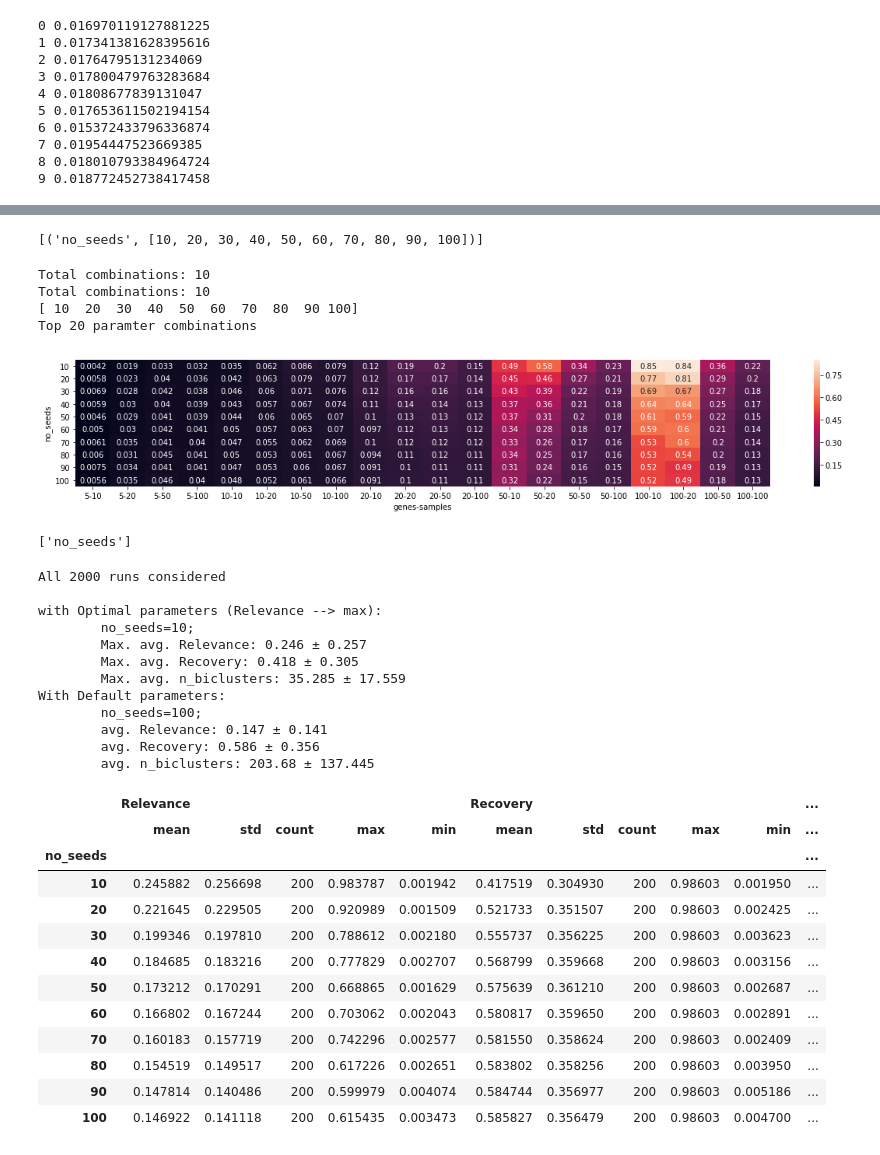
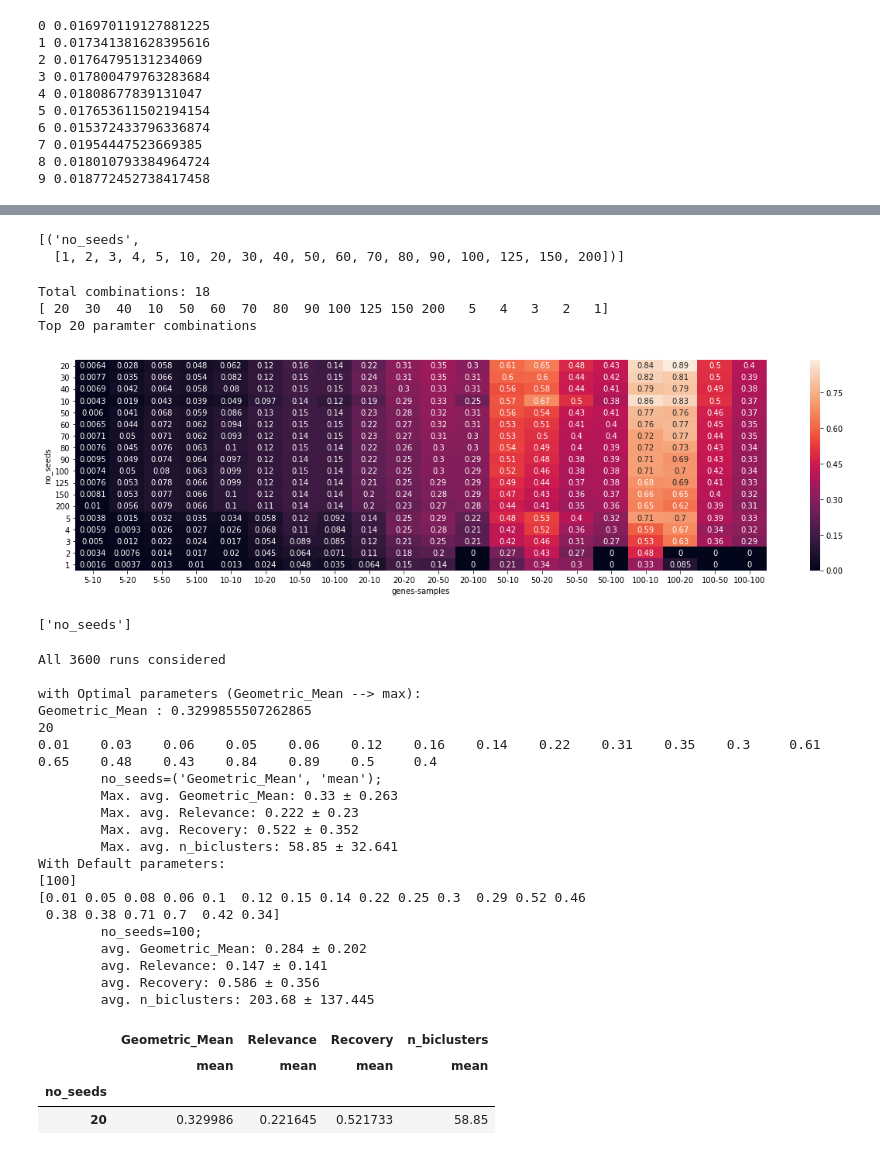
Before and after one commit to ozolotareva/DESMOND, a Jupyter notebook: hyperparameter_tuning/ISA_params.ipynb, the cells around one changed output, grey strips where cells are left out. Cells and saved outputs as stored; diff of their text form; code cells hidden in the pictures.

Commit message:
the results of benchmark on synthetic data

```diff
--- a/hyperparameter_tuning/ISA_params.ipynb
+++ b/hyperparameter_tuning/ISA_params.ipynb
@@ -37,7 +37,7 @@ tool_suffix = "ISA"
 n_runs = 10
 
 #parameters = (("no_seeds",[0.05,0.1,0.15,0.2,0.25,0.3, 0.35, 0.4,0.45 ,0.5]))
-parameters = [ ("no_seeds", range(10,110,10))]
+parameters = [ ("no_seeds", [1,2,3,4,5]+range(10,110,10)+[125,150,200])]
 
 pred_bic_dir =  out_dir+tool_name+"/"
 pred_bic_fname_prefix = fname_prefix
@@ -86,0 +102,3 @@ Non-zero runs: 2000
+# %%
+results["Geometric_Mean"] = np.sqrt(results["Relevance"]*results["Recovery"])
+results
@@ -87,21 +124,18 @@ Non-zero runs: 2000
 # %%
 parameters
 # %% [output]
-[('no_seeds', [10, 20, 30, 40, 50, 60, 70, 80, 90, 100])]
+[('no_seeds',
+  [1, 2, 3, 4, 5, 10, 20, 30, 40, 50, 60, 70, 80, 90, 100, 125, 150, 200])]
 # %%
 params = ["no_seeds"]
-plot_file = img_outdir+"/" + tool_suffix+".J_rel.heatmap.svg"
-heatmap_outfile =  tsv_outdir+ tool_suffix+".J_rel.heatmap.tsv"
-
-heatmap = plot_performance_heatmap(results,params,top=20,
+heatmap = plot_performance_heatmap(results,params,top=20,what="Geometric_Mean",
                           g_sizes = [5,10,20,50,100], s_sizes = [10,20,50,100],
-                          plot=True,plot_file=plot_file,outfile=heatmap_outfile)
+                          plot=True,outfile=heatmap_outfile)
 # %% [output]
-Total combinations: 10
-Total combinations: 10
-[ 10  20  30  40  50  60  70  80  90 100]
+Total combinations: 18
+[ 20  30  40  10  50  60  70  80  90 100 125 150 200   5   4   3   2   1]
 Top 20 paramter combinations
-[figure, old version]
+[figure, new version]
 # %%
 params
 # %% [output]
@@ -109,31 +143,30 @@ params
 # %%
 default_params = ([100])
 # %%
-r = get_opt_params(results, params, default_params=default_params, more_n_smaples = 0)
+r = get_opt_params(results, params, heatmap, default_params=default_params, what="Geometric_Mean", more_n_smaples = 0)
 r
 # %% [output]
-All 2000 runs considered
+All 3600 runs considered
 
-with Optimal parameters (Relevance --> max):
-        no_seeds=10;
-        Max. avg. Relevance: 0.246 ± 0.257
-        Max. avg. Recovery: 0.418 ± 0.305
-        Max. avg. n_biclusters: 35.285 ± 17.559
+with Optimal parameters (Geometric_Mean --> max):
+Geometric_Mean : 0.3299855507262865
+20
+0.01    0.03    0.06    0.05    0.06    0.12    0.16    0.14    0.22    0.31    0.35    0.3     0.61    0.65    0.48    0.43    0.84    0.89    0.5     0.4
+        no_seeds=('Geometric_Mean', 'mean');
+        Max. avg. Geometric_Mean: 0.33 ± 0.263
+        Max. avg. Relevance: 0.222 ± 0.23
+        Max. avg. Recovery: 0.522 ± 0.352
+        Max. avg. n_biclusters: 58.85 ± 32.641
 With Default parameters:
+[100]
+[0.01 0.05 0.08 0.06 0.1  0.12 0.15 0.14 0.22 0.25 0.3  0.29 0.52 0.46
+ 0.38 0.38 0.71 0.7  0.42 0.34]
         no_seeds=100;
+        avg. Geometric_Mean: 0.284 ± 0.202
         avg. Relevance: 0.147 ± 0.141
         avg. Recovery: 0.586 ± 0.356
         avg. n_biclusters: 203.68 ± 137.445
-|  | Relevance |  |  |  |  | Recovery |  |  |  |  | ... |
-|  | mean | std | count | max | min | mean | std | count | max | min | ... |
-| no_seeds |  |  |  |  |  |  |  |  |  |  | ... |
-| 10 | 0.245882 | 0.256698 | 200 | 0.983787 | 0.001942 | 0.417519 | 0.304930 | 200 | 0.98603 | 0.001950 | ... |
-| 20 | 0.221645 | 0.229505 | 200 | 0.920989 | 0.001509 | 0.521733 | 0.351507 | 200 | 0.98603 | 0.002425 | ... |
-| 30 | 0.199346 | 0.197810 | 200 | 0.788612 | 0.002180 | 0.555737 | 0.356225 | 200 | 0.98603 | 0.003623 | ... |
-| 40 | 0.184685 | 0.183216 | 200 | 0.777829 | 0.002707 | 0.568799 | 0.359668 | 200 | 0.98603 | 0.003156 | ... |
-| 50 | 0.173212 | 0.170291 | 200 | 0.668865 | 0.001629 | 0.575639 | 0.361210 | 200 | 0.98603 | 0.002687 | ... |
-| 60 | 0.166802 | 0.167244 | 200 | 0.703062 | 0.002043 | 0.580817 | 0.359650 | 200 | 0.98603 | 0.002891 | ... |
-| 70 | 0.160183 | 0.157719 | 200 | 0.742296 | 0.002577 | 0.581550 | 0.358624 | 200 | 0.98603 | 0.002409 | ... |
-| 80 | 0.154519 | 0.149517 | 200 | 0.617226 | 0.002651 | 0.583802 | 0.358256 | 200 | 0.98603 | 0.003950 | ... |
-| 90 | 0.147814 | 0.140486 | 200 | 0.599979 | 0.004074 | 0.584744 | 0.356977 | 200 | 0.98603 | 0.005186 | ... |
-| 100 | 0.146922 | 0.141118 | 200 | 0.615435 | 0.003473 | 0.585827 | 0.356479 | 200 | 0.98603 | 0.004700 | ... |
+|  | Geometric_Mean | Relevance | Recovery | n_biclusters |
+|  | mean | mean | mean | mean |
+| no_seeds |  |  |  |  |
+| 20 | 0.329986 | 0.221645 | 0.521733 | 58.85 |
```
Also changed, not shown: parts of 3 cells of this notebook, 3 other files.
